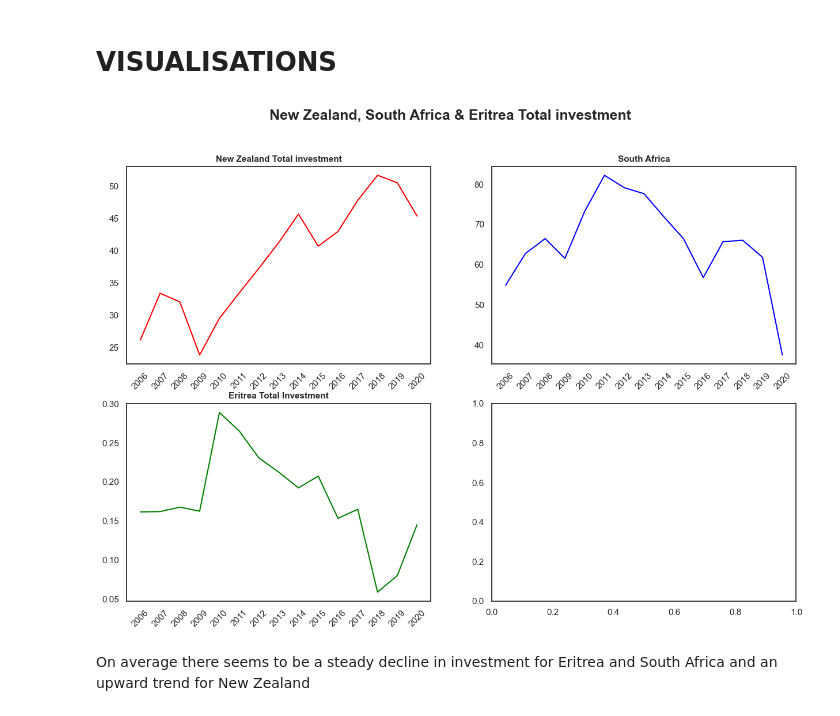
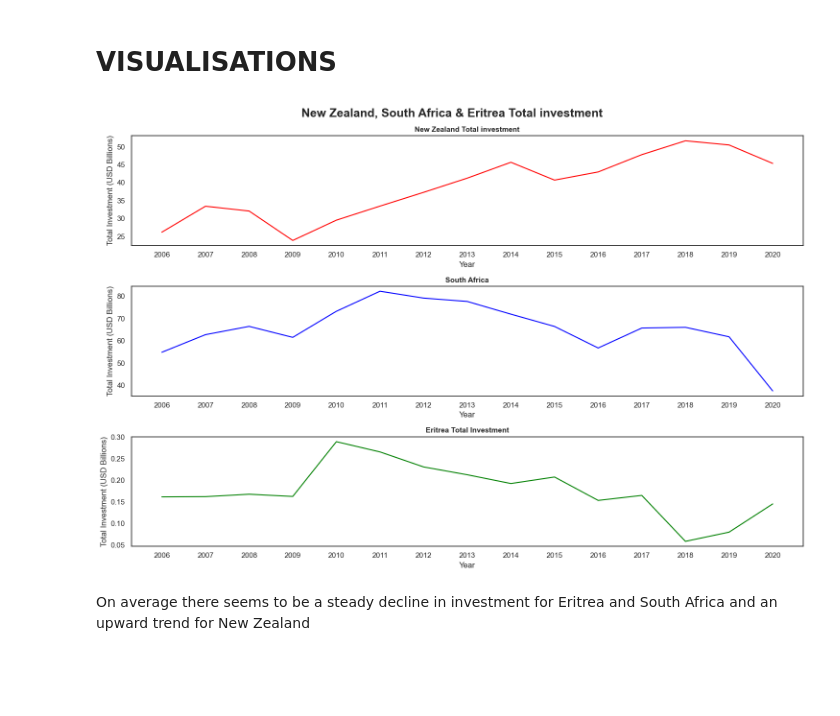
Before and after one commit to NigelGondo/Portfolio_Projects, a Jupyter notebook: Regression analysis of governance, ease of doing business and investment.ipynb, the cells around one changed output. Drawn from its saved outputs; the diff is of its cells as text; code cells hidden in the pictures; blank space fills up the shorter version.

```diff
--- a/Regression analysis of governance, ease of doing business and investment.ipynb
+++ b/Regression analysis of governance, ease of doing business and investment.ipynb
@@ -293,7 +305,8 @@ df_SouthAfrica_investment_4.head()
 #Dropping unnecessary rows cleaning the data
 df_Eritrea_investment_3 = df_Eritrea_investment_2.drop(['Country',
                                                 'Subject Descriptor',
-                                                'Units','Scale',
+                                                'Units',
+                                                'Scale',
                                                 'Country/Series-specific Notes',
                                                 'Estimates Start After',
                                                 'Subject Notes'],
@@ -341,10 +361,13 @@ df_NZ_SA_ERT_investment_final.head()
 df_NZ_SA_ERT_investment_final.reset_index(inplace=True)
 
 #Renaming index column to year
-df_NZ_SA_ERT_investment_final.rename(columns = {'index': 'Year'}, inplace = True)
+df_NZ_SA_ERT_investment_final.rename(columns = {'index': 'Year'},
+                                     inplace = True)
 # %%
 # Dropping rows Data will range from 1996 to 2020
-df_NZ_SA_ERT_investment_final.drop(df_NZ_SA_ERT_investment_final.index[0:26], inplace = True ,axis = 0)
+df_NZ_SA_ERT_investment_final.drop(df_NZ_SA_ERT_investment_final.index[0:26],
+                                   inplace = True,
+                                   axis = 0)
 # %%
 df_NZ_SA_ERT_investment_final.head()
 # %% [output]
@@ -357,13 +380,17 @@ df_NZ_SA_ERT_investment_final.head()
 # %%
 #Calulation of Investment figure
 NewZealand_total_investment = pd.to_numeric(df_NZ_SA_ERT_gdp_final['New Zealand (GDP, Current Prices - USD Billions)']) * pd.to_numeric(df_NZ_SA_ERT_investment_final['New Zealand (Total Investment, Percentage of GDP)'])
+
 SouthAfrica_total_investment = pd.to_numeric(df_NZ_SA_ERT_gdp_final['South Africa (GDP, Current Prices - USD Billions)']) * pd.to_numeric(df_NZ_SA_ERT_investment_final['South Africa (Total Investment, Percentage of GDP)'])
 Eritrea_total_investment = pd.to_numeric(df_NZ_SA_ERT_gdp_final['Eritrea (GDP, Current Prices - USD Billions)']) * pd.to_numeric(df_NZ_SA_ERT_investment_final['Eritrea (Total Investment, Percentage of GDP)'])
 
 #Converting the pandas series to data frames
-NewZealand_total_investment_final = pd.DataFrame(NewZealand_total_investment, columns = ['New Zealand (Total Investment, USD Billions)'])
-SouthAfrica_total_investment_final = pd.DataFrame(SouthAfrica_total_investment, columns = ['South Africa (Total Investment, USD Billions)'])
-Eritrea_total_investment_final = pd.DataFrame(Eritrea_total_investment, columns = ['Eritrea (Total Investment, USD Billions)'])
+NewZealand_total_investment_final = pd.DataFrame(NewZealand_total_investment,
+                                                 columns = ['New Zealand (Total Investment, USD Billions)'])
+SouthAfrica_total_investment_final = pd.DataFrame(SouthAfrica_total_investment,
+                                                  columns = ['South Africa (Total Investment, USD Billions)'])
+Eritrea_total_investment_final = pd.DataFrame(Eritrea_total_investment,
+                                              columns = ['Eritrea (Total Investment, USD Billions)'])
 
 #Combining into one data frame
 df_NZ_SA_ERT_total_investment = pd.DataFrame([df_NZ_SA_ERT_investment_final['Year'],
@@ -496,24 +523,44 @@ df_Eritrea_gov_indicators.describe()
 # VISUALISATIONS
 # %%
 #Shown as small multiples Showing total investment
-fig, ax = plt.subplots(2,2)
+fig, ax = plt.subplots(3)
 
-ax[0, 0].plot(df_NZ_SA_ERT_total_investment['Year'], df_NZ_SA_ERT_total_investment['New Zealand (Total Investment, USD Billions)'], color = 'red')
-ax[0, 0].set_title('New Zealand Total investment', fontsize = 11, fontweight = 'bold')
-ax[0, 0].tick_params(axis = 'x', labelrotation=45)
+ax[0].plot(df_NZ_SA_ERT_total_investment['Year'],
+           df_NZ_SA_ERT_total_investment['New Zealand (Total Investment, USD Billions)'],
+           color = 'red')
+ax[0].set_title('New Zealand Total investment',
+                fontsize = 11,
+                fontweight = 'bold')
+ax[0].set_xlabel('Year')
+ax[0].set_ylabel('Total Investment (USD Billions)')
 
-ax[0, 1].plot(df_NZ_SA_ERT_total_investment['Year'], df_NZ_SA_ERT_total_investment['South Africa (Total Investment, USD Billions)'], color = 'blue')
-ax[0, 1].set_title('South Africa', fontsize = 11, fontweight = 'bold')
-ax[0, 1].tick_params(axis = 'x', labelrotation=45)
+ax[1].plot(df_NZ_SA_ERT_total_investment['Year'],
+           df_NZ_SA_ERT_total_investment['South Africa (Total Investment, USD Billions)'],
+           color = 'blue')
+ax[1].set_title('South Africa',
+                fontsize = 11,
+                fontweight = 'bold')
+ax[1].set_xlabel('Year')
+ax[1].set_ylabel('Total Investment (USD Billions)')
 
-ax[1, 0].plot(df_NZ_SA_ERT_total_investment['Year'], df_NZ_SA_ERT_total_investment['Eritrea (Total Investment, USD Billions)'], color = 'green')
-ax[1, 0].set_title('Eritrea Total Investment', fontsize = 11, fontweight = 'bold')
-ax[1, 0].tick_params(axis = 'x', labelrotation=45)
+ax[2].plot(df_NZ_SA_ERT_total_investment['Year'],
+           df_NZ_SA_ERT_total_investment['Eritrea (Total Investment, USD Billions)'],
+           color = 'green')
+ax[2].set_title('Eritrea Total Investment',
+                fontsize = 11,
+                fontweight = 'bold')
+ax[2].set_xlabel('Year')
+ax[2].set_ylabel('Total Investment (USD Billions)')
 
-plt.suptitle('New Zealand, South Africa & Eritrea Total investment', fontsize = 18, fontweight = 'bold')
+plt.suptitle('New Zealand, South Africa & Eritrea Total investment',
+             fontsize = 18,
+             fontweight = 'bold')
+
+plt.tight_layout()
+
 plt.show()
 # %% [output]
-[figure, old version]
+[figure, new version]
 # %% [markdown]
 On average there seems to be a steady decline in investment for Eritrea and South Africa and an upward trend for New Zealand
 # %%
```
Also changed, not shown: parts of 24 cells of this notebook.
